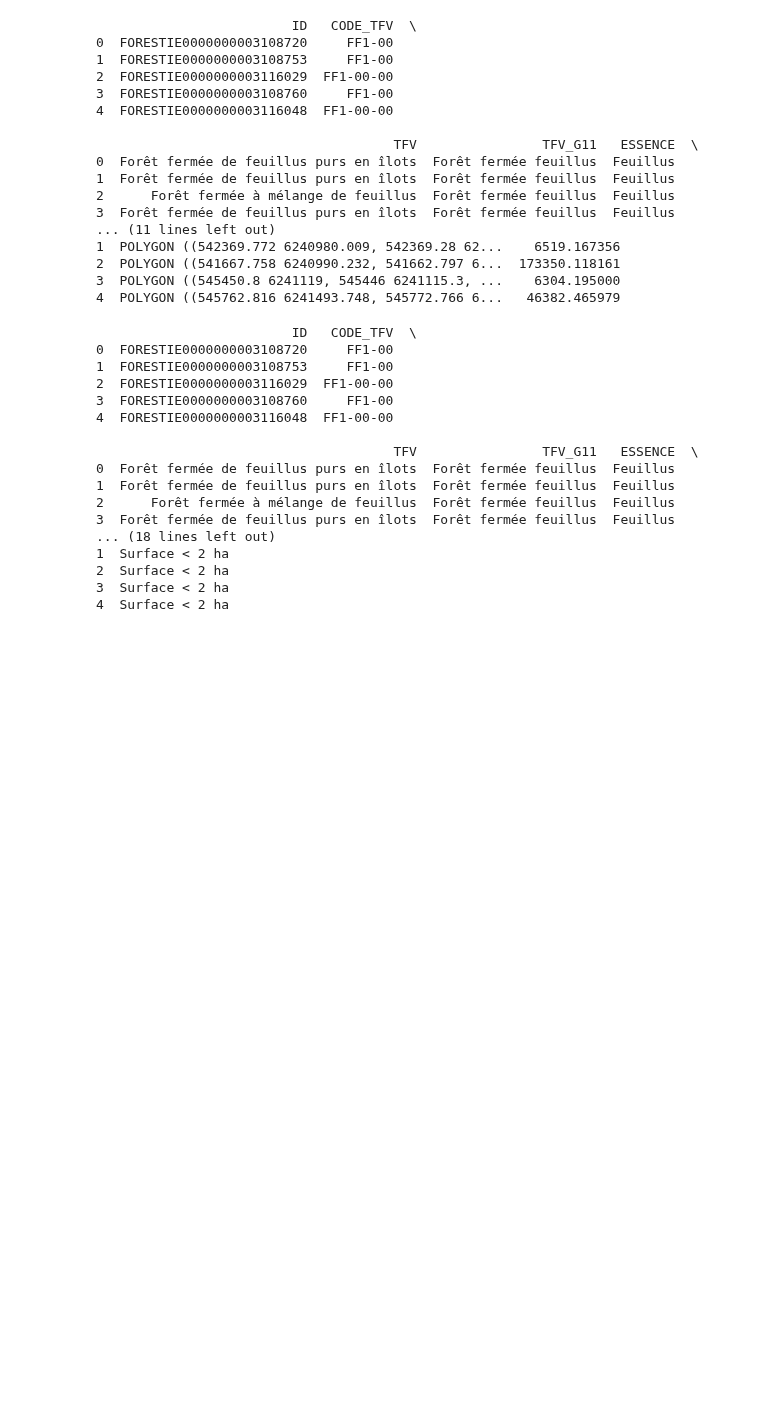
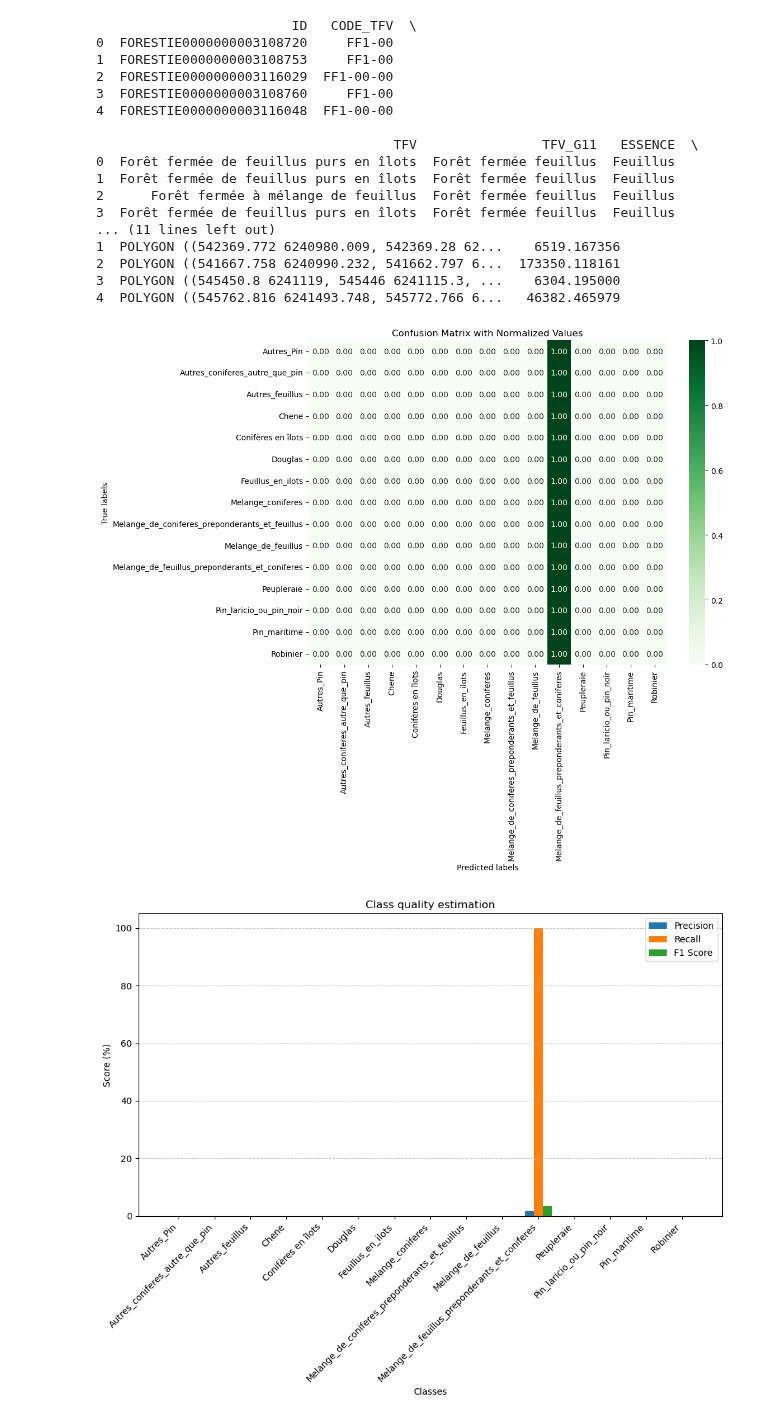
Before and after one commit to GabrielINRAe/Depot_Git, a Jupyter notebook: scripts/classification_stand_test.ipynb, the cells around one changed output. Drawn from its saved outputs; the diff is of its cells as text; code cells hidden in the pictures; blank space fills up the shorter version.

```diff
--- a/scripts/classification_stand_test.ipynb
+++ b/scripts/classification_stand_test.ipynb
@@ -45,25 +42,0 @@ class_percentages = calculate_class_percentages(polygons, image_filename)
-# %%
-# Ajout des classifications prédites selon les règles de décision
-polygons["code_predit"] = apply_decision_rules(class_percentages)
-# %%
-# Sauvegarde de shapefile mis à jour
-polygons.to_file(out_put_samples)
-print(polygons.head())
-# %% [output]
-                         ID   CODE_TFV  \
-0  FORESTIE0000000003108720     FF1-00
-1  FORESTIE0000000003108753     FF1-00
-2  FORESTIE0000000003116029  FF1-00-00
-3  FORESTIE0000000003108760     FF1-00
-4  FORESTIE0000000003116048  FF1-00-00
-
-                                      TFV                TFV_G11   ESSENCE  \
-0  Forêt fermée de feuillus purs en îlots  Forêt fermée feuillus  Feuillus
-1  Forêt fermée de feuillus purs en îlots  Forêt fermée feuillus  Feuillus
-2      Forêt fermée à mélange de feuillus  Forêt fermée feuillus  Feuillus
-3  Forêt fermée de feuillus purs en îlots  Forêt fermée feuillus  Feuillus
-... (18 lines left out)
-1  Surface < 2 ha
-2  Surface < 2 ha
-3  Surface < 2 ha
-4  Surface < 2 ha
@@ -70,4 +104,18 @@ print(polygons.head())
+# %%
+# Calcul des pourcentages des classes dans les polygones
+class_percentages = calculate_class_percentages(polygons, image_filename)
+
+# Ajout des classifications prédites selon les règles de décision
+polygons["code_predit"] = apply_decision_rules(class_percentages, sample_filename)
+polygons.head(5)
+
+# Sauvegarder les données avec la nouvelle colonne
+output_path_samples = os.path.join (my_folder, "classif/carte_essences_echelle_peuplement.shp")  # Remplacez par le chemin de sortie
+polygons.to_file(output_path_samples)
 # %%
 # Calcul de  la matrice de confusion
-confusion_matrix = compute_confusion_matrix(polygons, label_col="code", prediction_col="code_predit")
+confusion_matrix = compute_confusion_matrix_with_plots(polygons,"Nom","code_predit")
 print(confusion_matrix)
+# %% [output]
+[figure, added]
+[figure, added]
```
Also changed, not shown: parts of 8 cells of this notebook, 12 other files.
